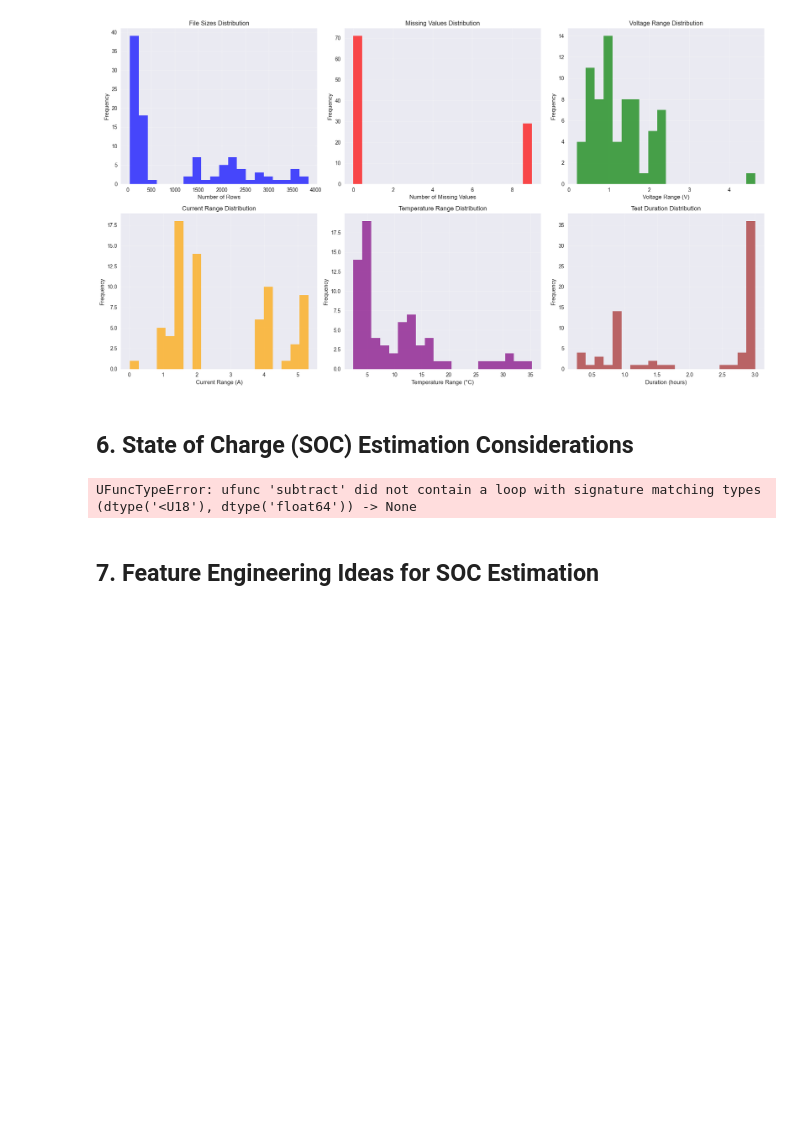
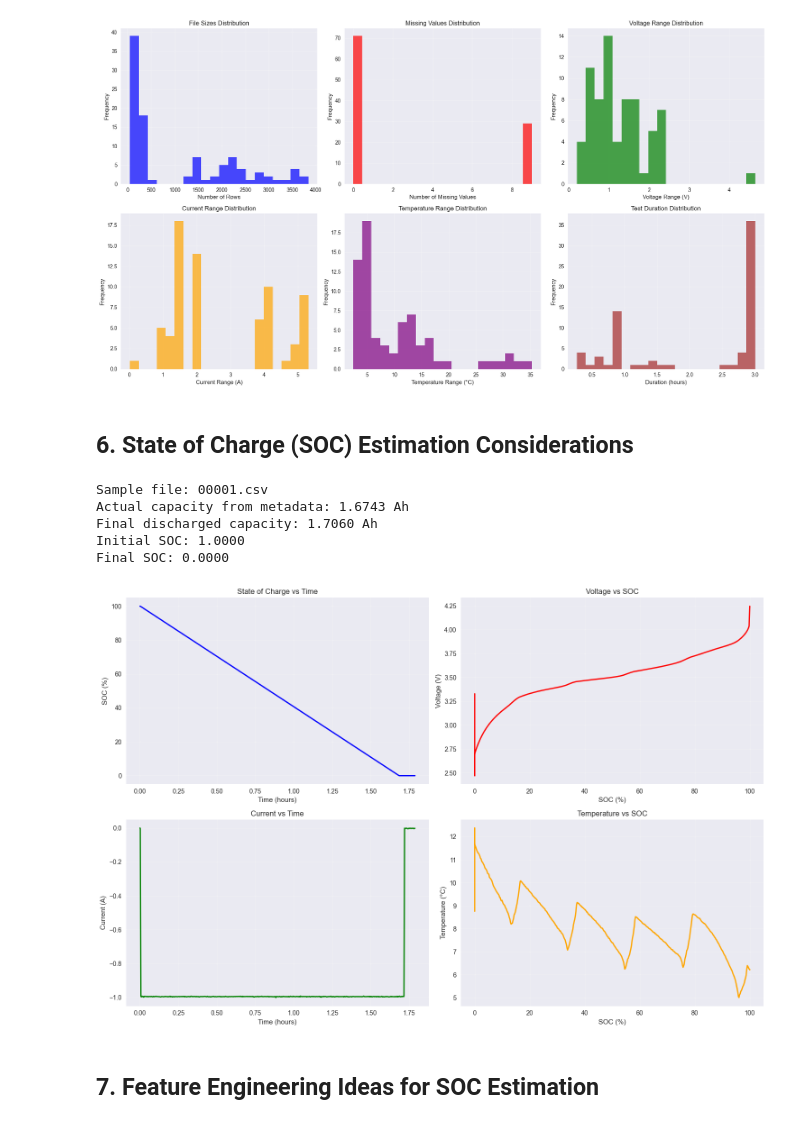
Before and after one commit to benfw/tech27, a Jupyter notebook: data_exploration.ipynb, the cells around one changed output. Saved outputs shown, nothing was run; the diff lists cells and outputs as text; code cells hidden in the pictures; blank space fills up the shorter version.

Commit message:
Convert to numeric where nec.

```diff
--- a/data_exploration.ipynb
+++ b/data_exploration.ipynb
@@ -614,8 +614,15 @@ def calculate_soc_from_discharge(data, initial_capacity=None):
     current = -data['Current_measured'].values  # Make discharge current positive
     discharged_capacity = np.cumsum(current * time_diff / 3600)  # Convert seconds to hours
 
-    # Estimate initial capacity if not provided
-    if initial_capacity is None:
+    # Convert initial_capacity to numeric if it's provided as string
+    if initial_capacity is not None:
+        try:
+            initial_capacity = float(initial_capacity)
+        except (ValueError, TypeError):
+            initial_capacity = None
+
+    # Estimate initial capacity if not provided or conversion failed
+    if initial_capacity is None or initial_capacity <= 0:
         initial_capacity = discharged_capacity[-1] * 1.1  # Add 10% margin
 
     # Calculate SOC
@@ -636,7 +643,15 @@ if discharge_samples:
     soc, discharged_capacity = calculate_soc_from_discharge(sample_data, actual_capacity)
 
     print(f"Sample file: {sample_file}")
-    print(f"Actual capacity from metadata: {actual_capacity:.4f} Ah" if actual_capacity else "No capacity in metadata")
+    if actual_capacity is not None:
+        try:
+            capacity_float = float(actual_capacity)
+            print(f"Actual capacity from metadata: {capacity_float:.4f} Ah")
+        except (ValueError, TypeError):
+            print(f"Actual capacity from metadata (invalid): {actual_capacity}")
+    else:
+        print("No capacity in metadata")
+
     print(f"Final discharged capacity: {discharged_capacity[-1]:.4f} Ah")
     print(f"Initial SOC: {soc[0]:.4f}")
     print(f"Final SOC: {soc[-1]:.4f}")
@@ -648,34 +663,41 @@ if discharge_samples:
     axes[0, 0].plot(sample_data['Time'] / 3600, soc * 100, 'b-', linewidth=2)
     axes[0, 0].set_title('State of Charge vs Time')
     axes[0, 0].set_xlabel('Time (hours)')
     axes[0, 0].set_ylabel('SOC (%)')
     axes[0, 0].grid(alpha=0.3)
 
     # Voltage vs SOC
     axes[0, 1].plot(soc * 100, sample_data['Voltage_measured'], 'r-', linewidth=2)
     axes[0, 1].set_title('Voltage vs SOC')
     axes[0, 1].set_xlabel('SOC (%)')
     axes[0, 1].set_ylabel('Voltage (V)')
     axes[0, 1].grid(alpha=0.3)
 
     # Current vs Time
     axes[1, 0].plot(sample_data['Time'] / 3600, sample_data['Current_measured'], 'g-', linewidth=2)
     axes[1, 0].set_title('Current vs Time')
     axes[1, 0].set_xlabel('Time (hours)')
     axes[1, 0].set_ylabel('Current (A)')
     axes[1, 0].grid(alpha=0.3)
 
     # Temperature vs SOC
     axes[1, 1].plot(soc * 100, sample_data['Temperature_measured'], 'orange', linewidth=2)
     axes[1, 1].set_title('Temperature vs SOC')
     axes[1, 1].set_xlabel('SOC (%)')
     axes[1, 1].set_ylabel('Temperature (°C)')
     axes[1, 1].grid(alpha=0.3)
 
     plt.tight_layout()
     plt.show()
+else:
+    print("No discharge sample data available for SOC calculation.")
 # %% [output]
-UFuncTypeError: ufunc 'subtract' did not contain a loop with signature matching types (dtype('<U18'), dtype('float64')) -> None
+Sample file: 00001.csv
+Actual capacity from metadata: 1.6743 Ah
+Final discharged capacity: 1.7060 Ah
+Initial SOC: 1.0000
+Final SOC: 0.0000
+[figure, added]
 # %% [markdown]
 ## 7. Feature Engineering Ideas for SOC Estimation
 # %%
```
Also changed, not shown: parts of 3 cells of this notebook.
